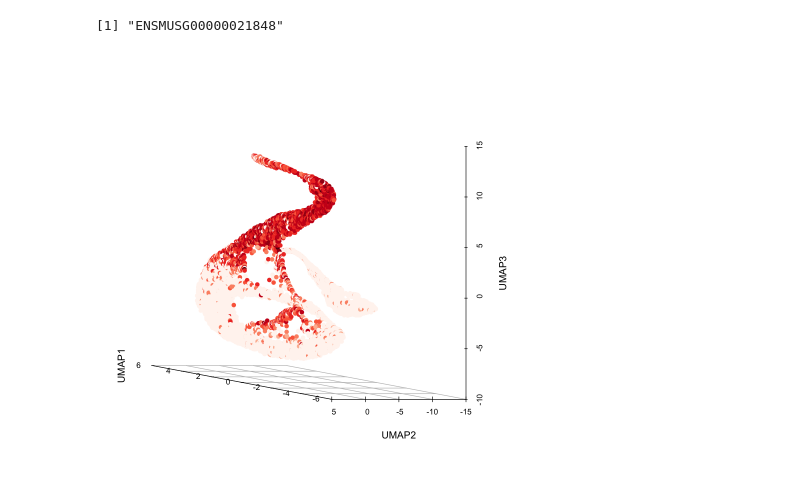
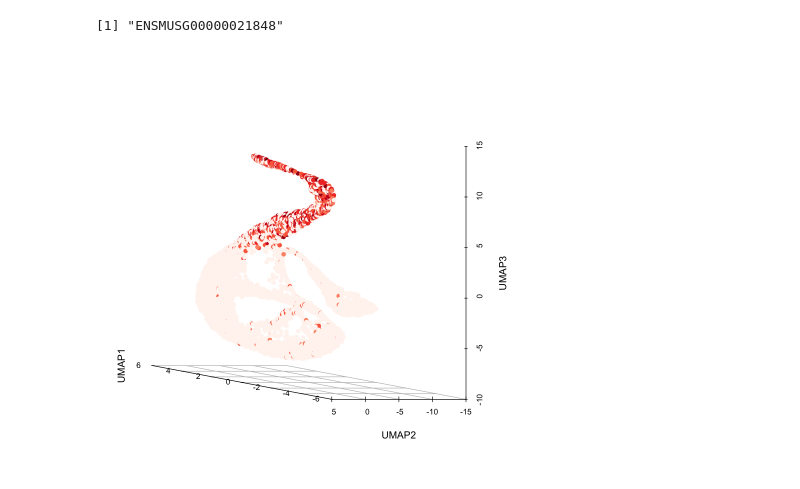
Before and after one commit to ironman-tetsuo/Introduction_to_scRNA-seq, a Jupyter notebook: 1_Clark_P2_Retina/plot_umap.ipynb, the cells around one changed output. Drawn from its saved outputs; the diff is of its cells as text; code cells hidden in the pictures.

```diff
--- a/1_Clark_P2_Retina/plot_umap.ipynb
+++ b/1_Clark_P2_Retina/plot_umap.ipynb
@@ -45,6 +45,6 @@ scatterplot3d(
  )
 }
 # %%
-plot_cells("Otx2", 350)
+plot_cells("Crx", 350)
 # %% [output]
-[figure, old version]
+[figure, new version]
```
Also changed, not shown: parts of 1 cell of this notebook.
